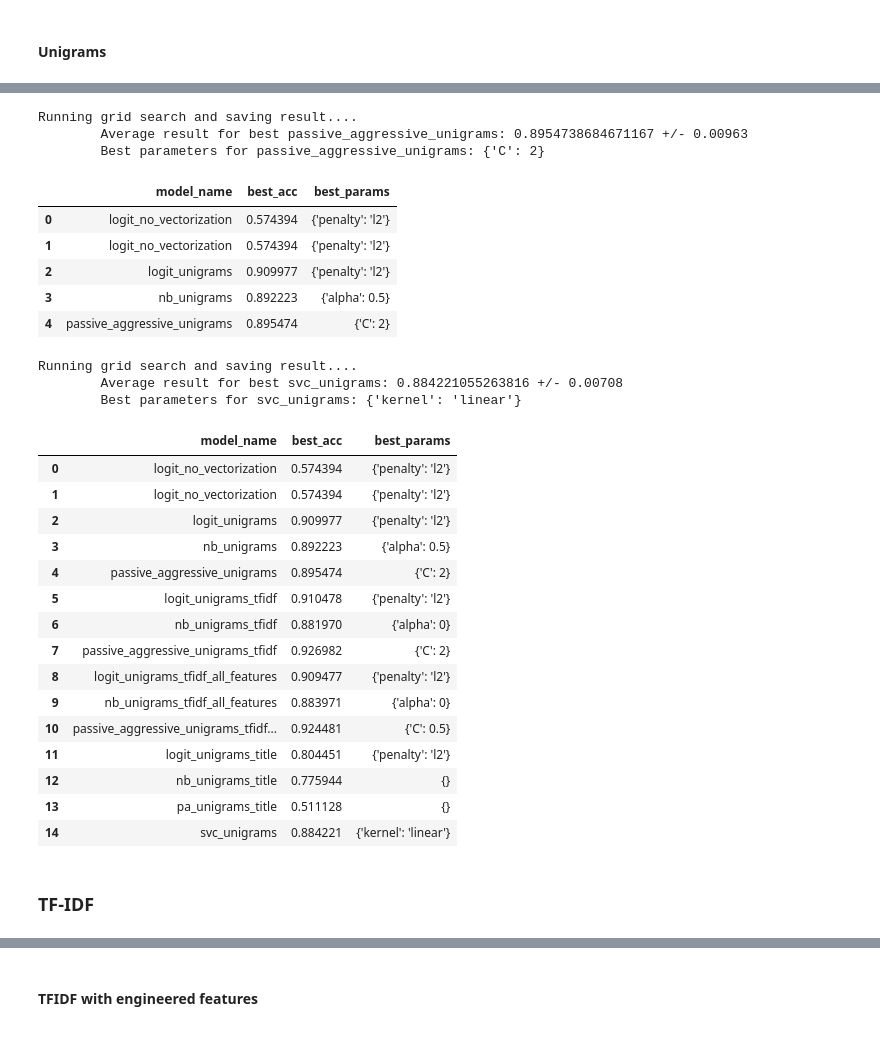
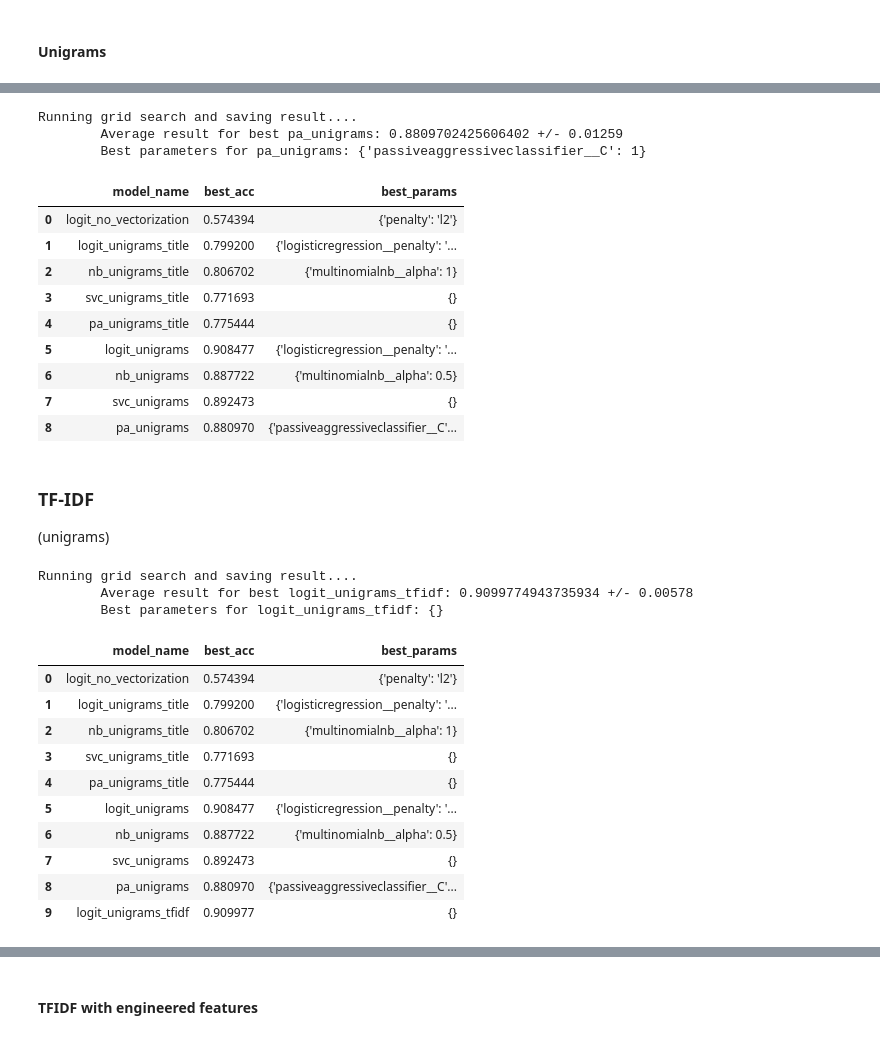
Before and after one commit to cutendorf/NLP-Fakenews, a Jupyter notebook: NLP-Fakenews_ChristineDan.ipynb, the cells around one changed output, grey strips where cells are left out. Drawn from its saved outputs; the diff is of its cells as text; code cells hidden in the pictures.

```diff
--- a/NLP-Fakenews_ChristineDan.ipynb
+++ b/NLP-Fakenews_ChristineDan.ipynb
@@ -770,4 +760,2 @@ Shape: (3999,)
 # %% [markdown]
 #### Unigrammed Titles
-# %%
-train_all_features = pd.read_csv("data/train_all_features.csv")
@@ -949,62 +969,61 @@ Running grid search and saving result....
 # %%
 pa_unigrams = {
     "model": PassiveAggressiveClassifier(),
-    "name": "passive_aggressive_unigrams",
+    "name": "pa_unigrams",
     "params": {
-        "C": [0, 0.5, 1, 2]
-    }
+        "passiveaggressiveclassifier__C": [0, 0.5, 1, 2]
+    },
+    "vectorizer": CountVectorizer(ngram_range=(1,1))
 }
 
 print("Running grid search and saving result....")
-save_result(grid_search_model(unigram_frame,
-                              pa_unigrams,
-                              drop=list(train_all_features.columns[8:])))
+save_result(ngram_grid_search(train_all_features,
+                              pa_unigrams))
 
 pd.read_csv("models/model_results.csv")
 # %% [output]
 Running grid search and saving result....
-        Average result for best passive_aggressive_unigrams: 0.8954738684671167 +/- 0.00963
-        Best parameters for passive_aggressive_unigrams: {'C': 2}
+        Average result for best pa_unigrams: 0.8809702425606402 +/- 0.01259
+        Best parameters for pa_unigrams: {'passiveaggressiveclassifier__C': 1}
 |  | model_name | best_acc | best_params |
 | 0 | logit_no_vectorization | 0.574394 | {'penalty': 'l2'} |
-| 1 | logit_no_vectorization | 0.574394 | {'penalty': 'l2'} |
-| 2 | logit_unigrams | 0.909977 | {'penalty': 'l2'} |
-| 3 | nb_unigrams | 0.892223 | {'alpha': 0.5} |
-| 4 | passive_aggressive_unigrams | 0.895474 | {'C': 2} |
+| 1 | logit_unigrams_title | 0.799200 | {'logisticregression__penalty': '... |
+| 2 | nb_unigrams_title | 0.806702 | {'multinomialnb__alpha': 1} |
+| 3 | svc_unigrams_title | 0.771693 | {} |
+| 4 | pa_unigrams_title | 0.775444 | {} |
+| 5 | logit_unigrams | 0.908477 | {'logisticregression__penalty': '... |
+| 6 | nb_unigrams | 0.887722 | {'multinomialnb__alpha': 0.5} |
+| 7 | svc_unigrams | 0.892473 | {} |
+| 8 | pa_unigrams | 0.880970 | {'passiveaggressiveclassifier__C'... |
+# %% [markdown]
+### TF-IDF
+
+(unigrams)
 # %%
-svc_unigrams = {
-    "model": SVC(),
-    "name": "svc_unigrams",
-    "params": {
-        "kernel": ["linear"]
-    }
+logit_unigrams_tfidf = {
+    "model": LogisticRegression(penalty="l2"),
+    "name": "logit_unigrams_tfidf",
+    "params": {},
+    "vectorizer": TfidfVectorizer(stop_words=stopwords.words("english"))
 }
 
 print("Running grid search and saving result....")
-save_result(grid_search_model(unigram_frame,
-                              svc_unigrams,
-                              drop=list(train_all_features.columns[8:])))
+save_result(ngram_grid_search(train_all_features,
+                              logit_unigrams_tfidf))
 
 pd.read_csv("models/model_results.csv")
 # %% [output]
 Running grid search and saving result....
-        Average result for best svc_unigrams: 0.884221055263816 +/- 0.00708
-        Best parameters for svc_unigrams: {'kernel': 'linear'}
+        Average result for best logit_unigrams_tfidf: 0.9099774943735934 +/- 0.00578
+        Best parameters for logit_unigrams_tfidf: {}
 |  | model_name | best_acc | best_params |
 | 0 | logit_no_vectorization | 0.574394 | {'penalty': 'l2'} |
-| 1 | logit_no_vectorization | 0.574394 | {'penalty': 'l2'} |
-| 2 | logit_unigrams | 0.909977 | {'penalty': 'l2'} |
-| 3 | nb_unigrams | 0.892223 | {'alpha': 0.5} |
-| 4 | passive_aggressive_unigrams | 0.895474 | {'C': 2} |
-| 5 | logit_unigrams_tfidf | 0.910478 | {'penalty': 'l2'} |
-| 6 | nb_unigrams_tfidf | 0.881970 | {'alpha': 0} |
-| 7 | passive_aggressive_unigrams_tfidf | 0.926982 | {'C': 2} |
-| 8 | logit_unigrams_tfidf_all_features | 0.909477 | {'penalty': 'l2'} |
-| 9 | nb_unigrams_tfidf_all_features | 0.883971 | {'alpha': 0} |
-| 10 | passive_aggressive_unigrams_tfidf... | 0.924481 | {'C': 0.5} |
-| 11 | logit_unigrams_title | 0.804451 | {'penalty': 'l2'} |
-| 12 | nb_unigrams_title | 0.775944 | {} |
-| 13 | pa_unigrams_title | 0.511128 | {} |
-| 14 | svc_unigrams | 0.884221 | {'kernel': 'linear'} |
+| 1 | logit_unigrams_title | 0.799200 | {'logisticregression__penalty': '... |
+| 2 | nb_unigrams_title | 0.806702 | {'multinomialnb__alpha': 1} |
+| 3 | svc_unigrams_title | 0.771693 | {} |
+| 4 | pa_unigrams_title | 0.775444 | {} |
+| 5 | logit_unigrams | 0.908477 | {'logisticregression__penalty': '... |
+| 6 | nb_unigrams | 0.887722 | {'multinomialnb__alpha': 0.5} |
+| 7 | svc_unigrams | 0.892473 | {} |
+| 8 | pa_unigrams | 0.880970 | {'passiveaggressiveclassifier__C'... |
+| 9 | logit_unigrams_tfidf | 0.909977 | {} |
-# %% [markdown]
-### TF-IDF
```
Also changed, not shown: parts of 53 cells of this notebook, 1 other file.
